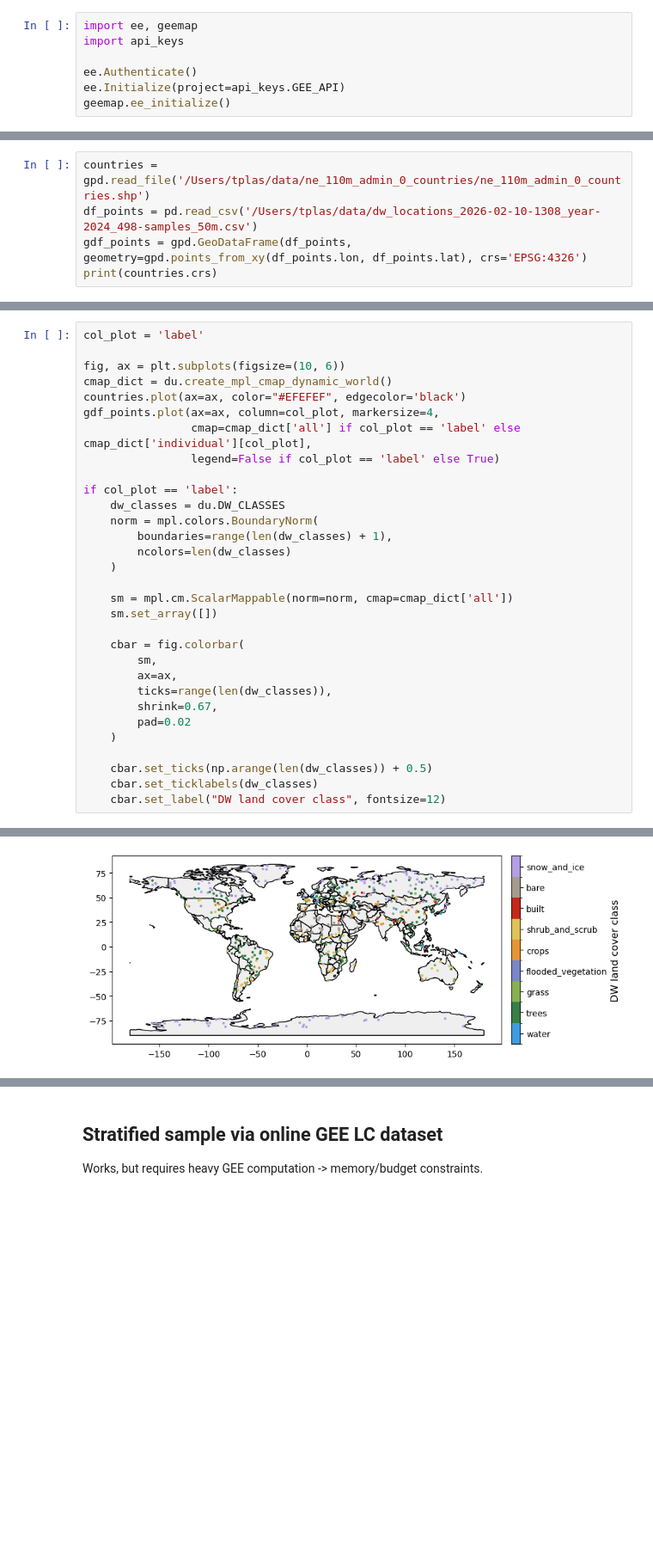
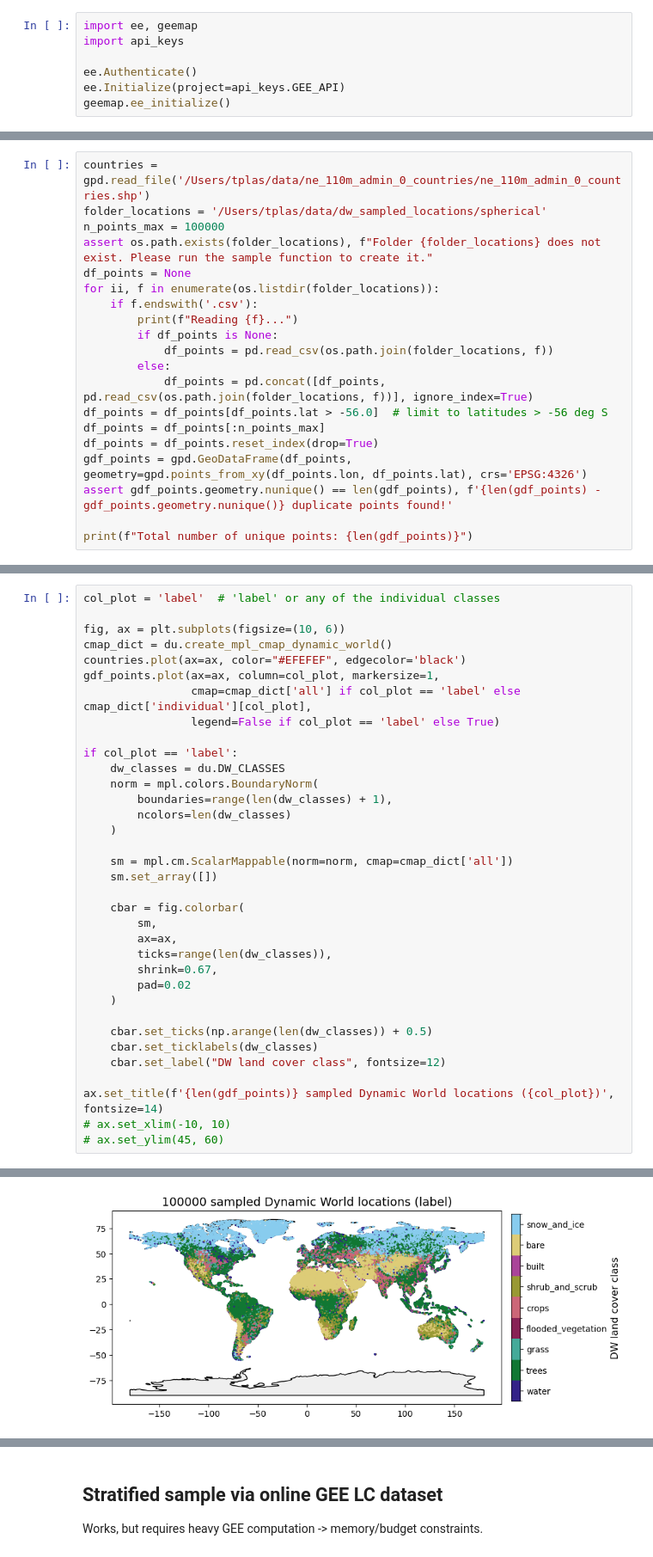
Before and after one commit to WUR-AI/interpret_earth_embeddings, a Jupyter notebook: notebooks/Sample locations dataset.ipynb, the cells around one changed output, grey strips where cells are left out. Shown at 86% size. Drawn from its saved outputs; the diff is of its cells as text; blank space fills up the shorter version.

```diff
--- a/notebooks/Sample locations dataset.ipynb
+++ b/notebooks/Sample locations dataset.ipynb
@@ -38,6 +38,21 @@ geemap.ee_initialize()
 # %%
 countries = gpd.read_file('/Users/tplas/data/ne_110m_admin_0_countries/ne_110m_admin_0_countries.shp')
-df_points = pd.read_csv('/Users/tplas/data/dw_locations_2026-02-10-1308_year-2024_498-samples_50m.csv')
+folder_locations = '/Users/tplas/data/dw_sampled_locations/spherical'
+n_points_max = 100000
+assert os.path.exists(folder_locations), f"Folder {folder_locations} does not exist. Please run the sample function to create it."
+df_points = None
+for ii, f in enumerate(os.listdir(folder_locations)):
+    if f.endswith('.csv'):
+        print(f"Reading {f}...")
+        if df_points is None:
+            df_points = pd.read_csv(os.path.join(folder_locations, f))
+        else:
+            df_points = pd.concat([df_points, pd.read_csv(os.path.join(folder_locations, f))], ignore_index=True)
+df_points = df_points[df_points.lat > -56.0]  # limit to latitudes > -56 deg S
+df_points = df_points[:n_points_max]
+df_points = df_points.reset_index(drop=True)
 gdf_points = gpd.GeoDataFrame(df_points, geometry=gpd.points_from_xy(df_points.lon, df_points.lat), crs='EPSG:4326')
-print(countries.crs)
+assert gdf_points.geometry.nunique() == len(gdf_points), f'{len(gdf_points) - gdf_points.geometry.nunique()} duplicate points found!'
+
+print(f"Total number of unique points: {len(gdf_points)}")
 # %% [output]
@@ -45,10 +76,10 @@ EPSG:4326
 # %%
-col_plot = 'label'
+col_plot = 'label'  # 'label' or any of the individual classes
 
 fig, ax = plt.subplots(figsize=(10, 6))
 cmap_dict = du.create_mpl_cmap_dynamic_world()
 countries.plot(ax=ax, color="#EFEFEF", edgecolor='black')
-gdf_points.plot(ax=ax, column=col_plot, markersize=4,
+gdf_points.plot(ax=ax, column=col_plot, markersize=1,
                 cmap=cmap_dict['all'] if col_plot == 'label' else cmap_dict['individual'][col_plot],
                 legend=False if col_plot == 'label' else True)
 
@@ -73,4 +104,8 @@ if col_plot == 'label':
     cbar.set_ticks(np.arange(len(dw_classes)) + 0.5)
     cbar.set_ticklabels(dw_classes)
     cbar.set_label("DW land cover class", fontsize=12)
+
+ax.set_title(f'{len(gdf_points)} sampled Dynamic World locations ({col_plot})', fontsize=14)
+# ax.set_xlim(-10, 10)
+# ax.set_ylim(45, 60)
 # %% [output]
@@ -77 +113 @@ if col_plot == 'label':
-[figure, old version]
+[figure, new version]
```
Also changed, not shown: parts of 29 cells of this notebook, 36 other files.
